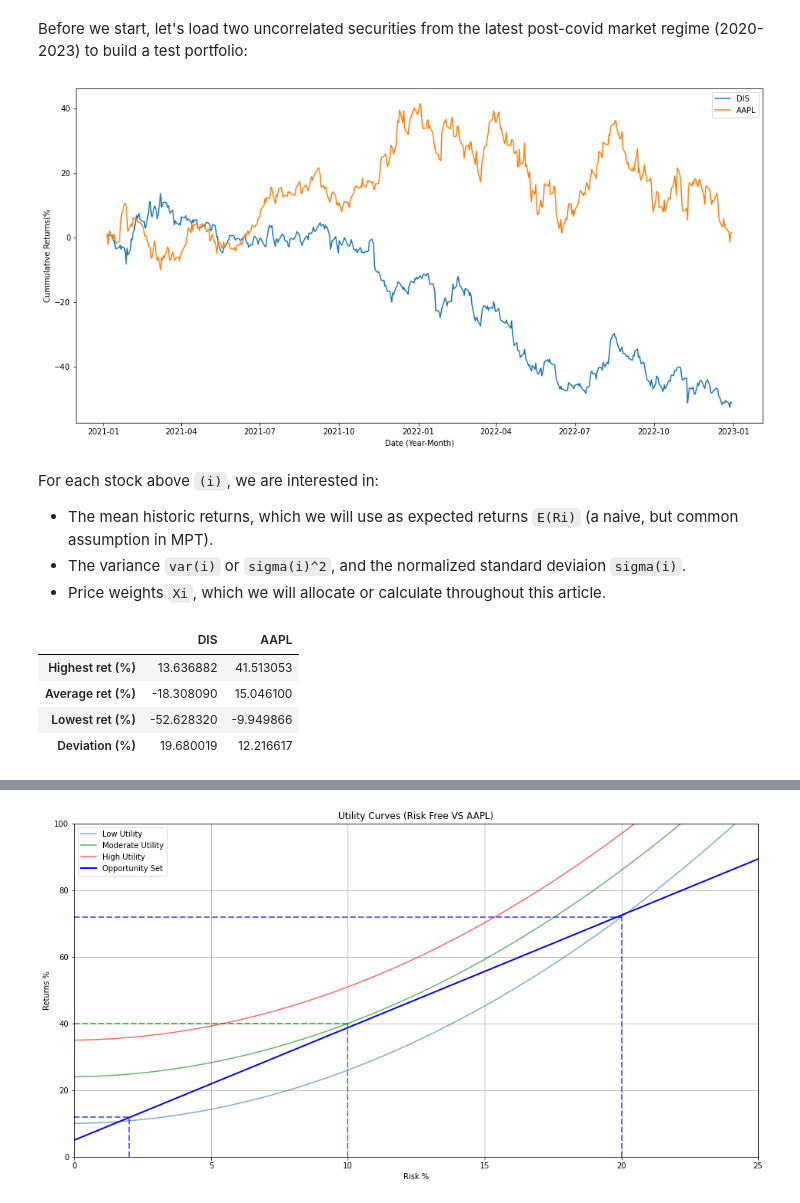
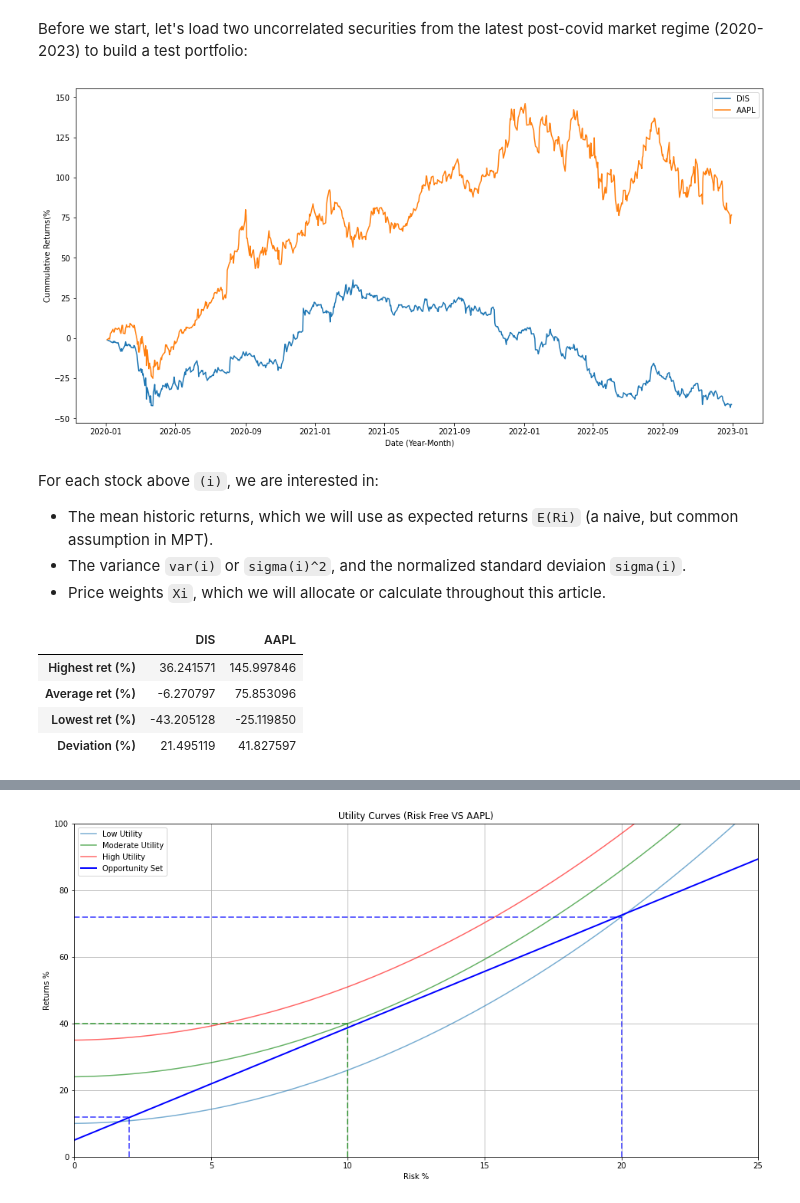
Before and after one commit to adamd1985/quant_research, a Jupyter notebook: efficient-frontier-quant.ipynb, the cells around one changed output, grey strips where cells are left out. Drawn from its saved outputs; the diff is of its cells as text; code cells hidden in the pictures.

```diff
--- a/efficient-frontier-quant.ipynb
+++ b/efficient-frontier-quant.ipynb
@@ -57,25 +59,25 @@ Before we start, let's load two uncorrelated securities from the latest post-cov
 # %%
 tickers = ["DIS", "AAPL"]
 
-START_DATE = "2021-01-01"
+START_DATE = "2020-01-01"
 END_DATE = "2022-12-31"
 
 tickers_orig_df = load_ticker_prices_ts_df(tickers, START_DATE, END_DATE)
 tickers_df = tickers_orig_df.dropna(axis=1).pct_change().dropna()  # first % is NaN
 
 # 1+ to allow the cumulative product of returns over time, and -1 to remove it at the end.
 tickers_df = (1 + tickers_df).cumprod() - 1
 
 plt.figure(figsize=(16, 8))
 for ticker in tickers_df.columns:
     plt.plot(tickers_df.index, tickers_df[ticker] * 100.0, label=ticker)
 
 plt.xlabel("Date (Year-Month)")
 plt.ylabel("Cummulative Returns(%")
 plt.legend()
 plt.show()
 # %% [output]
-[figure, old version]
+[figure, new version]
 # %% [markdown]
 For each stock above `(i)`, we are interested in:
 - The mean historic returns, which we will use as expected returns `E(Ri)` (a naive, but common assumption in MPT).
@@ -97,10 +99,10 @@ summary_table = pd.DataFrame(
 summary_table.transpose()
 # %% [output]
 |  | DIS | AAPL |
-| Highest ret (%) | 13.636882 | 41.513053 |
-| Average ret (%) | -18.308090 | 15.046100 |
-| Lowest ret (%) | -52.628320 | -9.949866 |
-| Deviation (%) | 19.680019 | 12.216617 |
+| Highest ret (%) | 36.241571 | 145.997846 |
+| Average ret (%) | -6.270797 | 75.853096 |
+| Lowest ret (%) | -43.205128 | -25.119850 |
+| Deviation (%) | 21.495119 | 41.827597 |
 # %% [markdown]
 # Investment Preferences with Indifference Curves
 
```
Also changed, not shown: parts of 14 cells of this notebook, 1 other file.
